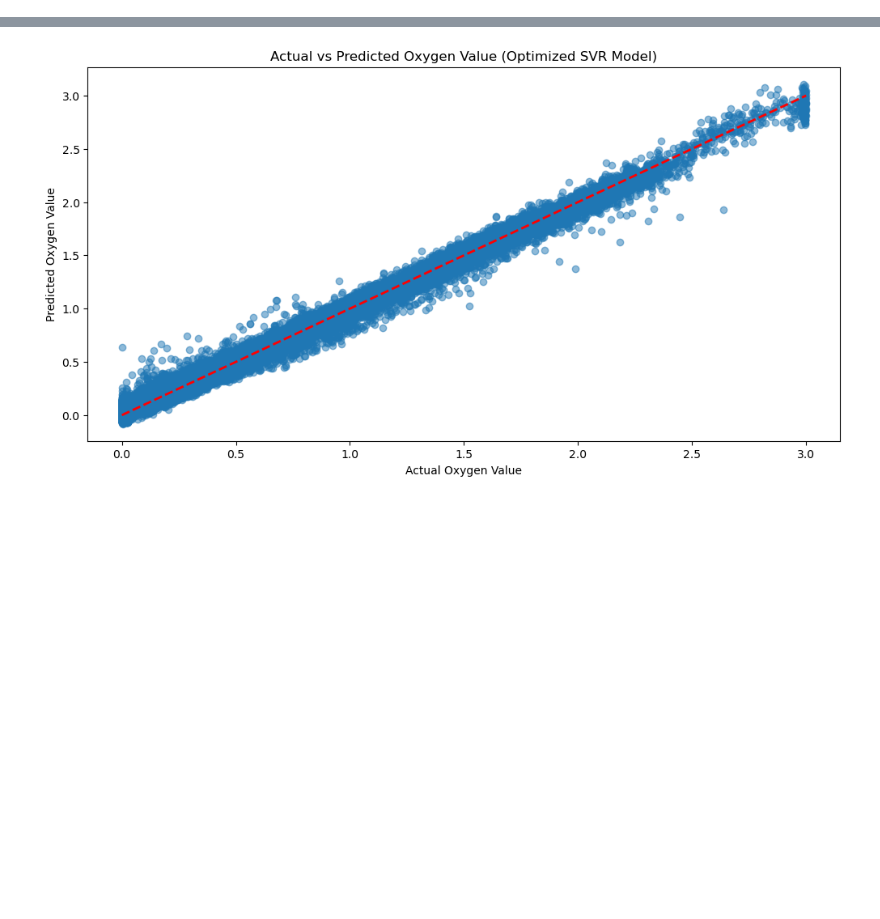
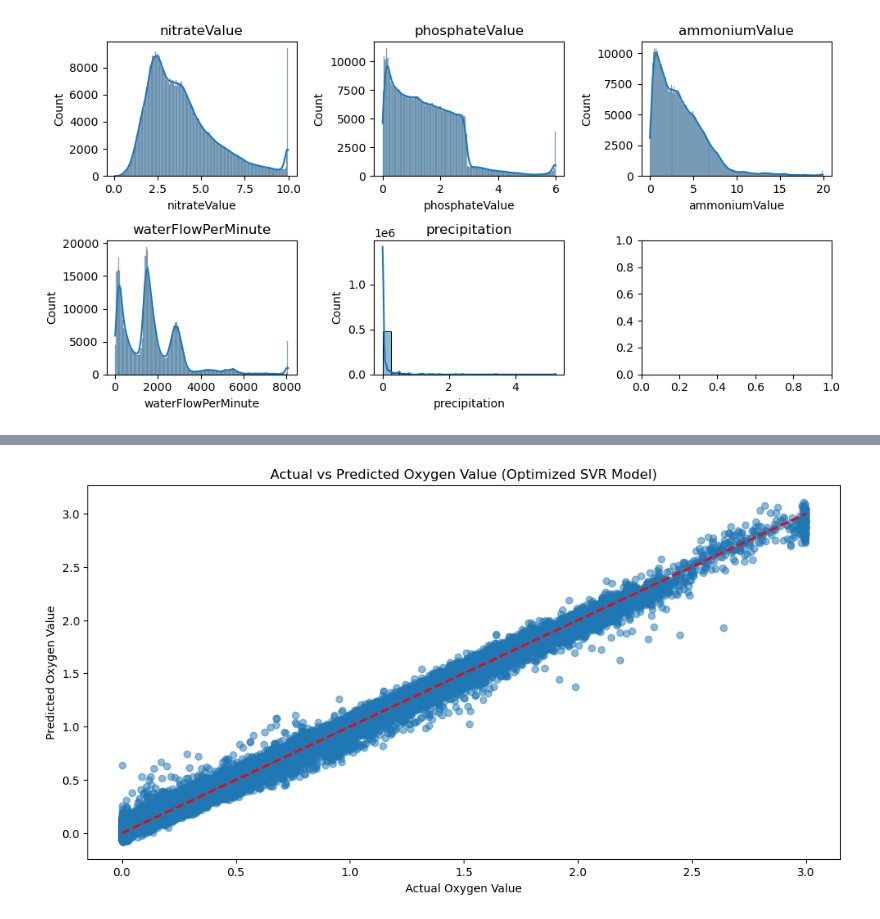
Before and after one commit to Simon-Manasse/DDD-DTW, a Jupyter notebook: src/supportVectorMachine.ipynb, the cells around one changed output, grey strips where cells are left out. Drawn from its saved outputs; the diff is of its cells as text; code cells hidden in the pictures; blank space fills up the shorter version.

```diff
--- a/src/supportVectorMachine.ipynb
+++ b/src/supportVectorMachine.ipynb
@@ -41,3 +42,15 @@ X = data[features]
 y = data[target]
 
 X_train, X_test, y_train, y_test = train_test_split(X, y, test_size=0.2, random_state=42)
+# %%
+fig, axes = plt.subplots(2, 3, figsize=(10, 5))
+features = ['nitrateValue', 'phosphateValue', 'ammoniumValue', 'waterFlowPerMinute', 'precipitation']
+
+for i, feature in enumerate(features):
+    sns.histplot(data[feature], ax=axes[i // 3, i % 3], kde=True)
+    axes[i // 3, i % 3].set_title(feature)
+
+plt.tight_layout()
+plt.show()
+# %% [output]
+[figure, added]
```
Also changed, not shown: parts of 3 cells of this notebook, 1 other file.
